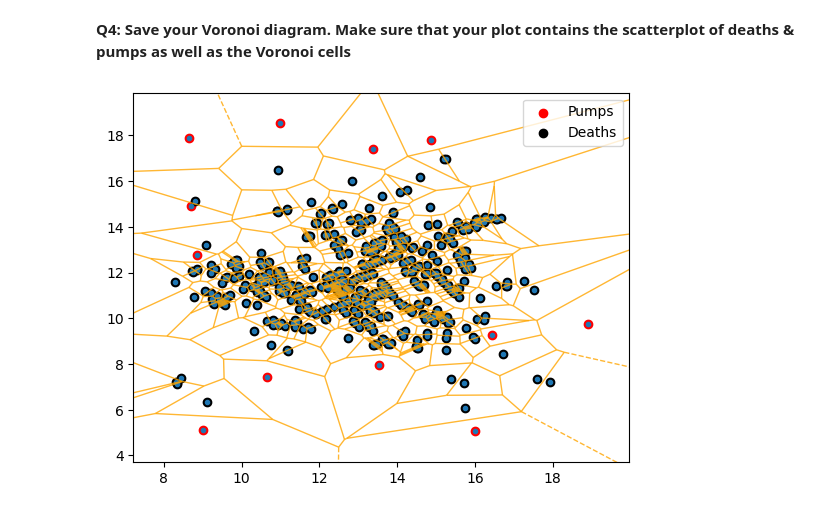
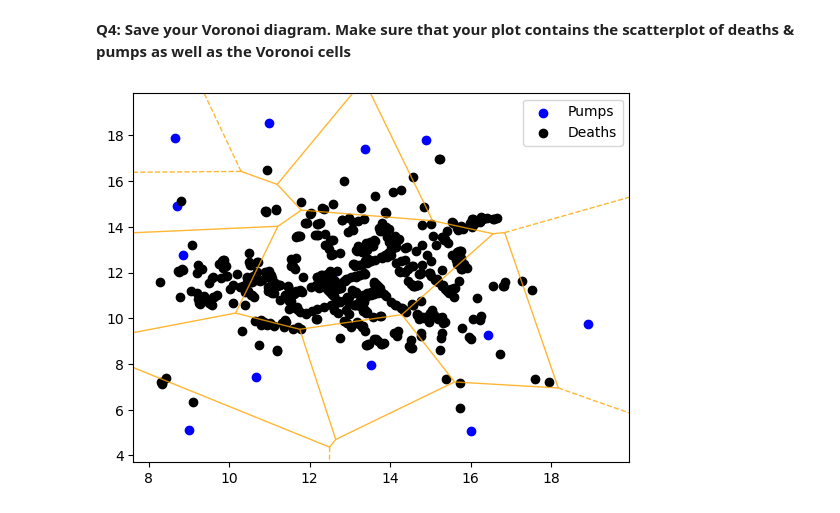
Before and after one commit to DenizIsikli/62444-DataVisualization-Analysis, a Jupyter notebook: Individual_works/dsb_s215775.ipynb, the cells around one changed output. Saved outputs shown, nothing was run; the diff lists cells and outputs as text; code cells hidden in the pictures.

```diff
--- a/Individual_works/dsb_s215775.ipynb
+++ b/Individual_works/dsb_s215775.ipynb
@@ -328,21 +328,17 @@ plt.savefig('foo.png')
 **Q4: Save your Voronoi diagram. Make sure that your plot contains the scatterplot of deaths & pumps as well as the Voronoi cells**
 # %%
 # TODO: your code here
-import numpy as np #Import numpy to combine pump and death points
-death_points = death_df[['X', 'Y']].values #Declare death points
-combined_points = np.vstack([points, death_points]) #combining pump and death points
-
-diagram = Voronoi(combined_points) #Declare Voronoi diagram
+diagram = Voronoi(points) #Declare Voronoi diagram
 
 #Plot the Voronoi diagram using subplots
 fig, ax = plt.subplots()
-voronoi_plot_2d(diagram, ax=ax, show_vertices=False, line_colors='orange', line_width=1, line_alpha=0.8)
+voronoi_plot_2d(diagram, ax=ax, show_points=False, show_vertices=False, line_colors='orange', line_width=1, line_alpha=0.8)
 
 #Plot the pumps and deaths to axes and add legend
-ax.scatter(pump_df['X'], pump_df['Y'], c='red', label='Pumps')
+ax.scatter(pump_df['X'], pump_df['Y'], c='blue', label='Pumps')
 ax.scatter(death_df['X'], death_df['Y'], c='black', label='Deaths')
 ax.legend()
 
 plt.savefig('Voronoi_s215775.png') #Used to save fig
 # %% [output]
-[figure, old version]
+[figure, new version]
```
Also changed, not shown: parts of 1 cell of this notebook.
